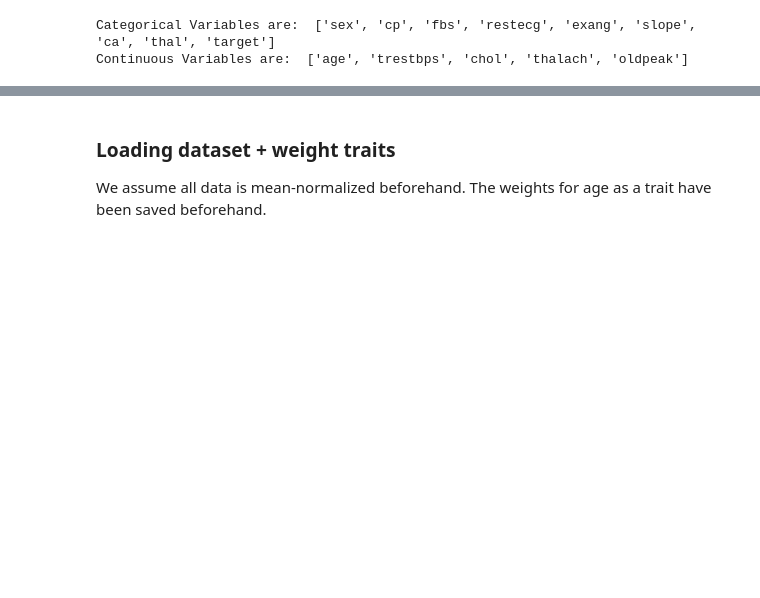
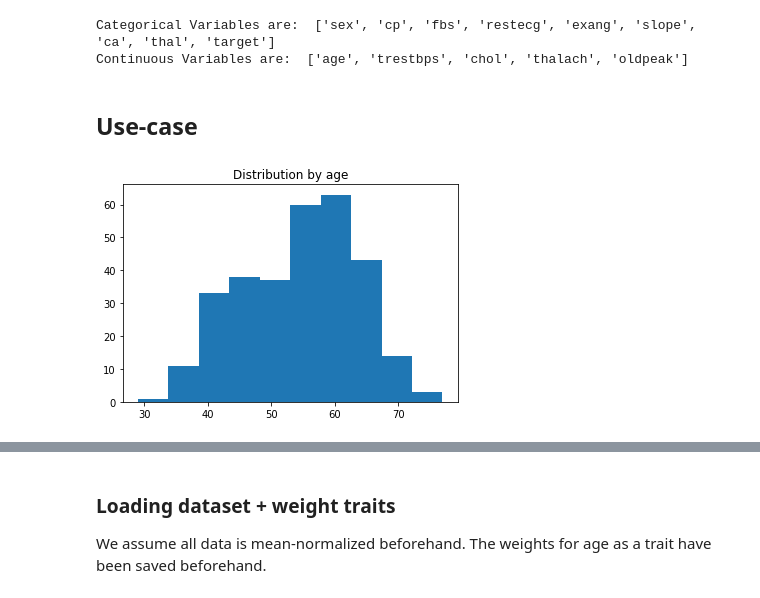
Before and after one commit to Daniel-Wu/Continuous-Weight-Balancing, a Jupyter notebook: demos/comparisons_hd.ipynb, the cells around one changed output, grey strips where cells are left out. Saved outputs shown, nothing was run; the diff lists cells and outputs as text; code cells hidden in the pictures; blank space fills up the shorter version.

```diff
--- a/demos/comparisons_hd.ipynb
+++ b/demos/comparisons_hd.ipynb
@@ -180,3 +171,11 @@ print("Continuous Variables are: ", continuous_var)
 # %% [output]
 Categorical Variables are:  ['sex', 'cp', 'fbs', 'restecg', 'exang', 'slope', 'ca', 'thal', 'target']
 Continuous Variables are:  ['age', 'trestbps', 'chol', 'thalach', 'oldpeak']
+# %% [markdown]
+## Use-case
+# %%
+plt.hist(df['age'])
+plt.title('Distribution by age')
+plt.show()
+# %% [output]
+[figure, added]
```
Also changed, not shown: parts of 69 cells of this notebook, 4 other files.
